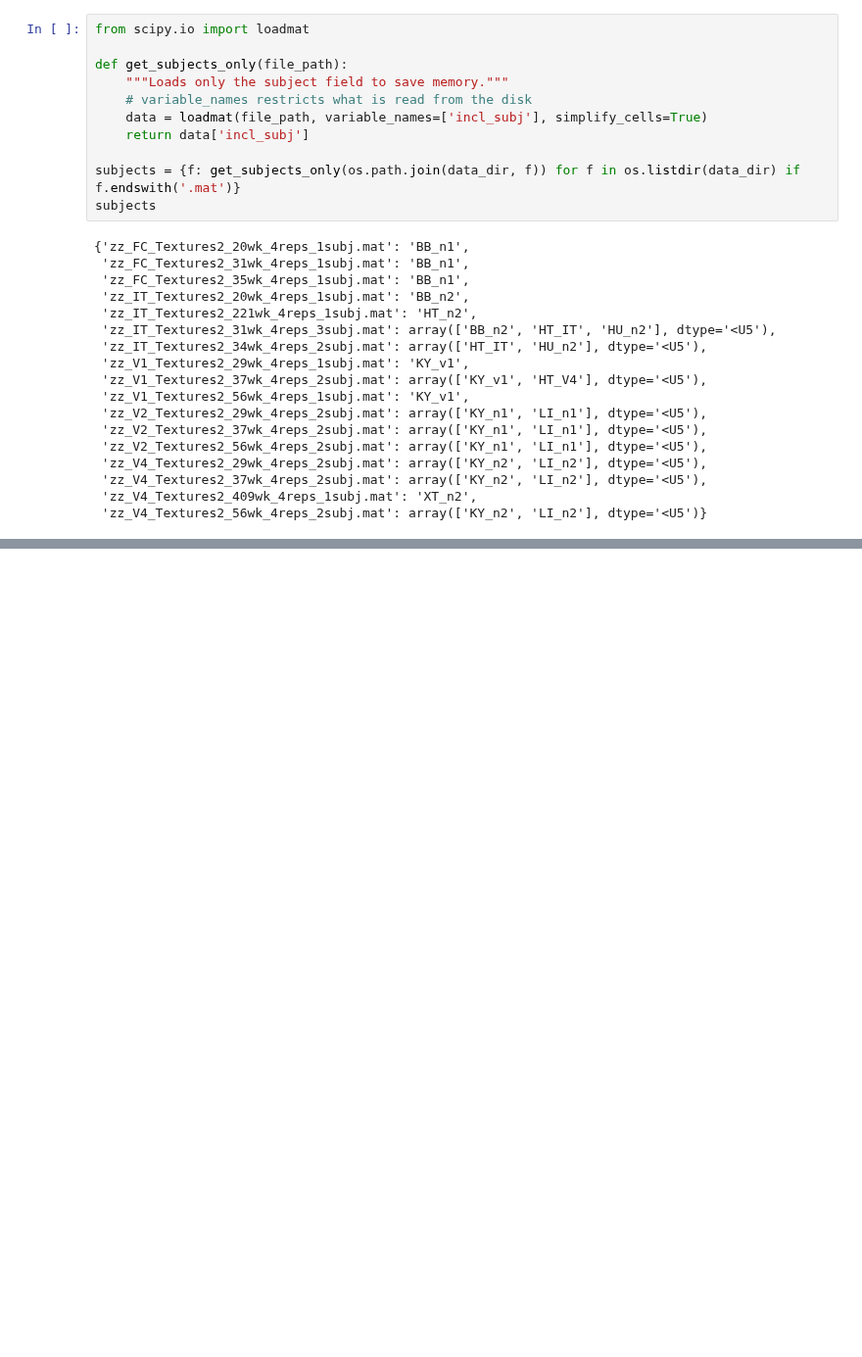
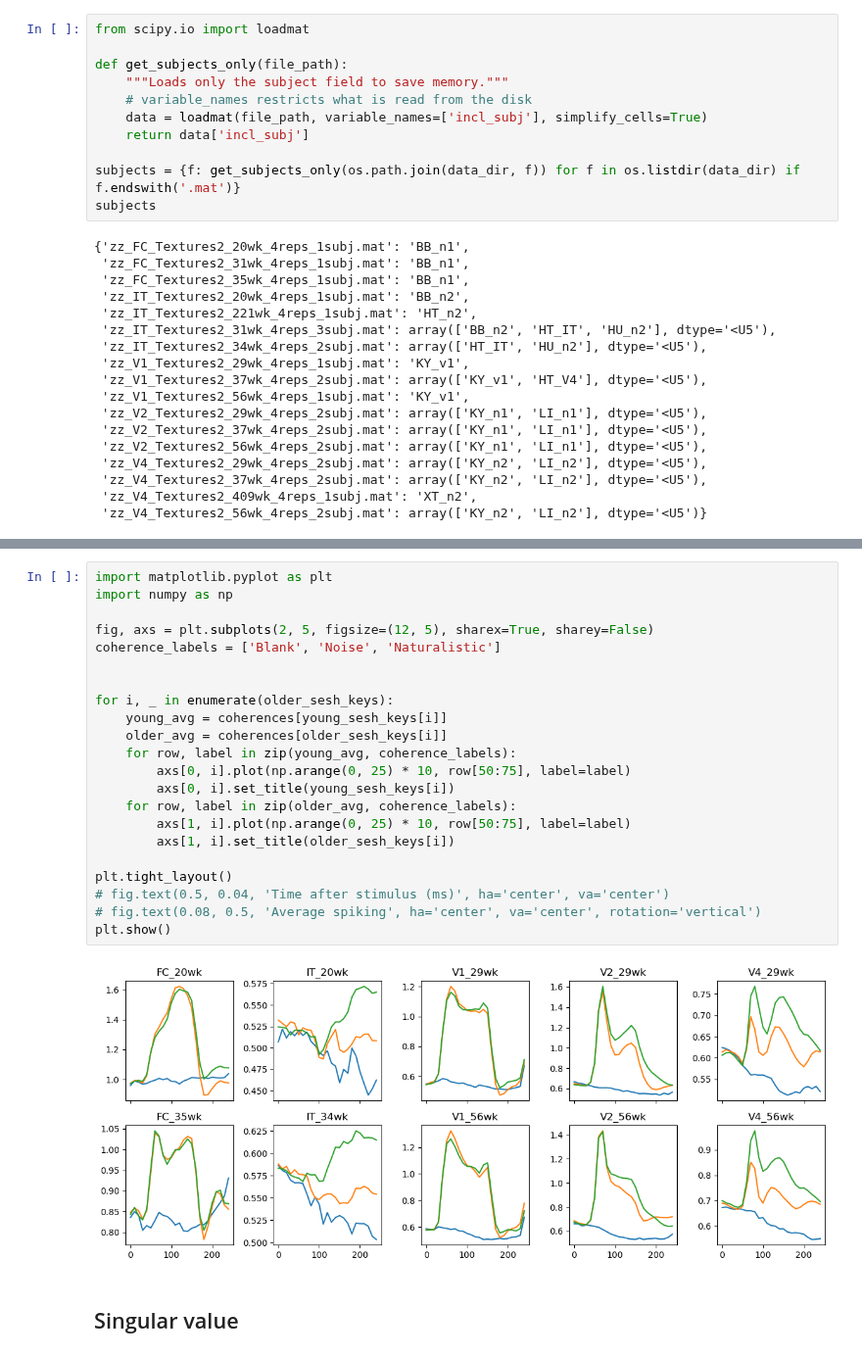
Before and after one commit to awqx/ada, a Jupyter notebook: notebooks/20260303.ipynb, the cells around one changed output, grey strips where cells are left out. Shown at 98% size. Cells and saved outputs as stored; diff of their text form; blank space fills up the shorter version.

```diff
--- a/notebooks/20260303.ipynb
+++ b/notebooks/20260303.ipynb
@@ -95,0 +177,26 @@ zz_V4_Textures2_56wk_4reps_2subj.mat
+# %%
+import matplotlib.pyplot as plt
+import numpy as np
+
+fig, axs = plt.subplots(2, 5, figsize=(12, 5), sharex=True, sharey=False)
+coherence_labels = ['Blank', 'Noise', 'Naturalistic']
+
+
+for i, _ in enumerate(older_sesh_keys):
+    young_avg = coherences[young_sesh_keys[i]]
+    older_avg = coherences[older_sesh_keys[i]]
+    for row, label in zip(young_avg, coherence_labels):
+        axs[0, i].plot(np.arange(0, 25) * 10, row[50:75], label=label)
+        axs[0, i].set_title(young_sesh_keys[i])
+    for row, label in zip(older_avg, coherence_labels):
+        axs[1, i].plot(np.arange(0, 25) * 10, row[50:75], label=label)
+        axs[1, i].set_title(older_sesh_keys[i])
+
+plt.tight_layout()
+# fig.text(0.5, 0.04, 'Time after stimulus (ms)', ha='center', va='center')
+# fig.text(0.08, 0.5, 'Average spiking', ha='center', va='center', rotation='vertical')
+plt.show()
+# %% [output]
+[figure, added]
+# %% [markdown]
+## Singular value
```
Also changed, not shown: parts of 14 cells of this notebook, 1 other file.
